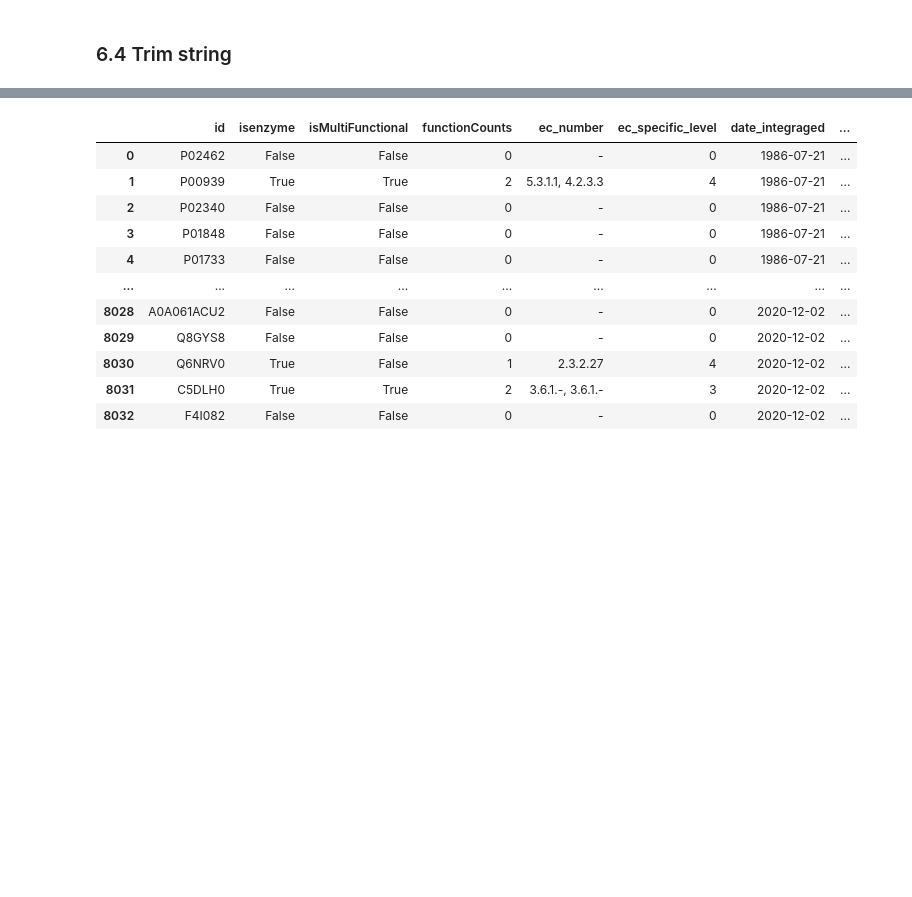
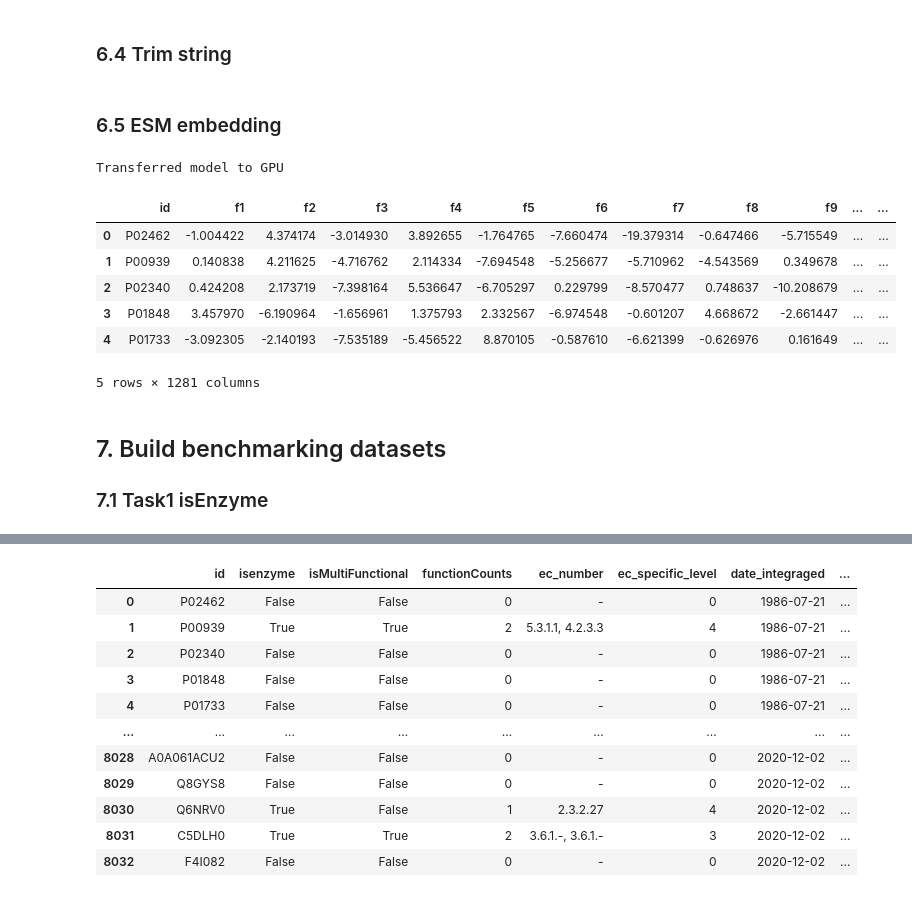
Before and after one commit to kingstdio/ECRECer, a Jupyter notebook: prepare_task_dataset.ipynb, the cells around one changed output, grey strips where cells are left out. Saved outputs shown, nothing was run; the diff lists cells and outputs as text; code cells hidden in the pictures; blank space fills up the shorter version.

```diff
--- a/prepare_task_dataset.ipynb
+++ b/prepare_task_dataset.ipynb
@@ -124,3 +123,10 @@ with pd.option_context('mode.chained_assignment', None):
 
     test.ec_number = test.ec_number.parallel_apply(lambda x : str(x).strip()) #ec trim
     test.seq = test.seq.parallel_apply(lambda x : str(x).strip()) #seq trim
+# %% [markdown]
+### 6.5 ESM embedding
+# %%
+# !pip install fair-esm
+tr_rep0, tr_rep32, tr_rep33 = esmebd.get_rep_multi_sequence(sequences=train, model='esm1b_t33_650M_UR50S',seqthres=1022)
+# %% [output]
+Transferred model to GPU
@@ -127,3 +135,16 @@ with pd.option_context('mode.chained_assignment', None):
+# %%
+rep32
+# %% [output]
+|  | id | f1 | f2 | f3 | f4 | f5 | f6 | f7 | f8 | f9 | ... | ... |
+| 0 | P02462 | -1.004422 | 4.374174 | -3.014930 | 3.892655 | -1.764765 | -7.660474 | -19.379314 | -0.647466 | -5.715549 | ... | ... |
+| 1 | P00939 | 0.140838 | 4.211625 | -4.716762 | 2.114334 | -7.694548 | -5.256677 | -5.710962 | -4.543569 | 0.349678 | ... | ... |
+| 2 | P02340 | 0.424208 | 2.173719 | -7.398164 | 5.536647 | -6.705297 | 0.229799 | -8.570477 | 0.748637 | -10.208679 | ... | ... |
+| 3 | P01848 | 3.457970 | -6.190964 | -1.656961 | 1.375793 | 2.332567 | -6.974548 | -0.601207 | 4.668672 | -2.661447 | ... | ... |
+| 4 | P01733 | -3.092305 | -2.140193 | -7.535189 | -5.456522 | 8.870105 | -0.587610 | -6.621399 | -0.626976 | 0.161649 | ... | ... |
+5 rows × 1281 columns
+# %% [markdown]
+## 7. Build benchmarking datasets
+### 7.1 Task1 isEnzyme
 # %%
 train
 # %% [output]
```
Also changed, not shown: parts of 8 cells of this notebook, 1 other file.
